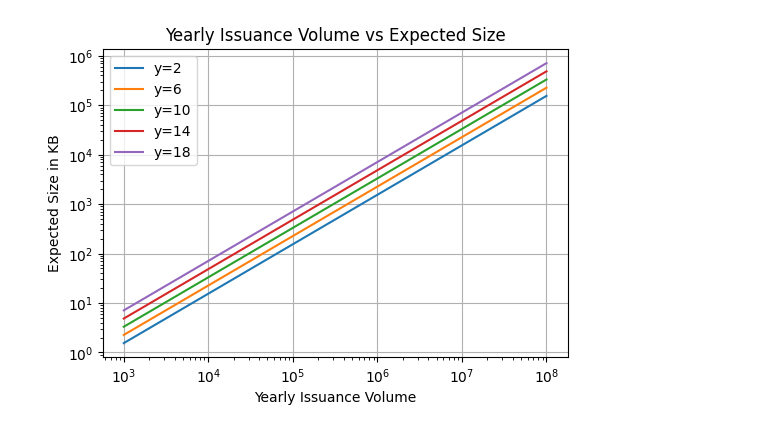
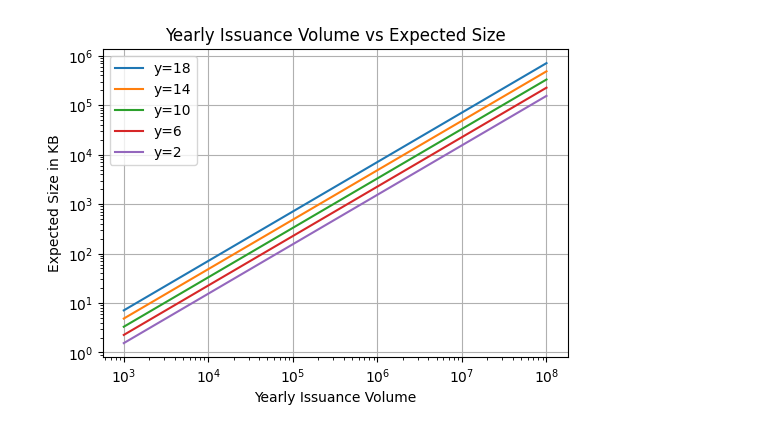
Before and after one commit to flhps/crset-empirical-experiments, a Jupyter notebook: analysis/theory_graphs.ipynb, the cells around one changed output. Drawn from its saved outputs; the diff is of its cells as text; code cells hidden in the pictures.

```diff
--- a/analysis/theory_graphs.ipynb
+++ b/analysis/theory_graphs.ipynb
@@ -16,27 +16,27 @@ def theoretical_bfc_size(rhat):
 # %%
 fig = plt.figure(figsize=(6, 4))
 plt.title('Yearly Issuance Volume vs Expected Size')
 
 data=[]
 for vexp in range(3,9):
-    for y in range(2,20,4):
+    for y in [18,14,10,6,2]:
         v=math.pow(10,vexp)
         rhat = rhat_from_vy(v,y)
         data.append([v,y,theoretical_bfc_size(rhat)])
 
 df = pd.DataFrame(data, columns=['Volume', 'Lifetime', 'Bitsize'])
 
 for y in df['Lifetime'].unique():
     y_data = df[df['Lifetime'] == y]
     plt.plot(y_data['Volume'], y_data['Bitsize'],
                      label=f'y={y}')
 
 plt.xlabel('Yearly Issuance Volume')
 plt.ylabel('Expected Size in KB')
 plt.yscale('log')
 plt.xscale('log')
 plt.legend()
 plt.grid(True)
 plt.show()
 # %% [output]
-[figure, old version]
+[figure, new version]
```
Also changed, not shown: parts of 2 cells of this notebook.
